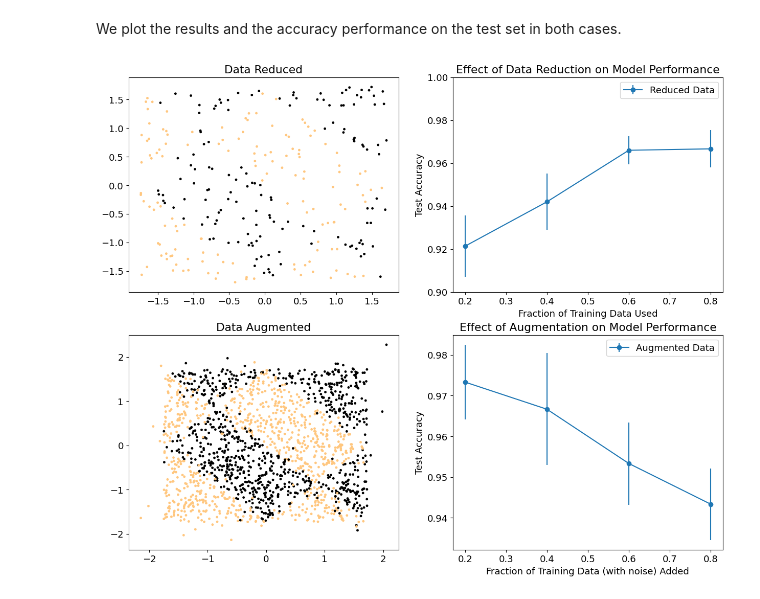
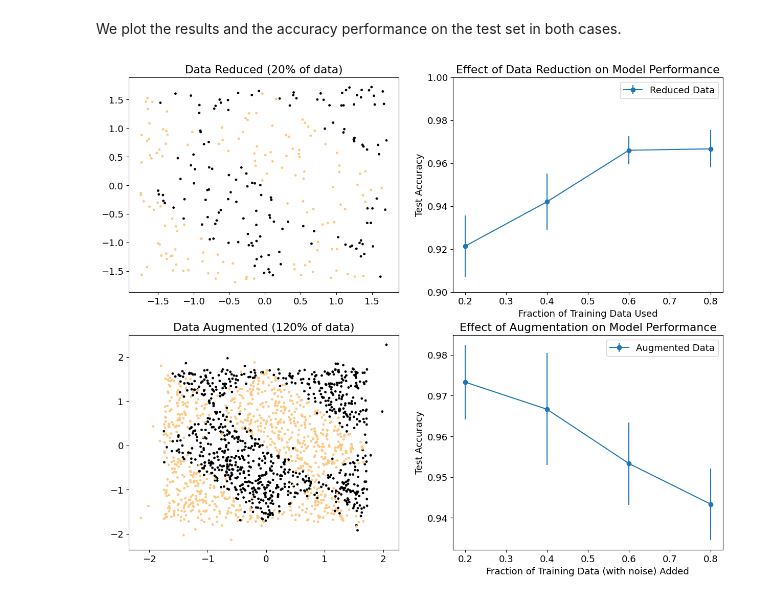
Before and after one commit to LucaBrocco/LCP_B_assignments, a Jupyter notebook: group2508_exercise1.ipynb, the cells around one changed output. Cells and saved outputs as stored; diff of their text form; code cells hidden in the pictures.

```diff
--- a/group2508_exercise1.ipynb
+++ b/group2508_exercise1.ipynb
@@ -585,27 +587,27 @@ We plot the results and the accuracy performance on the test set in both cases.
 # %%
 fig, AX = plt.subplots(2, 2, figsize=(15,12))
 ax = AX[0,0]
 ax.scatter(x_train_red[:,0],x_train_red[:,1],c=y_train_red[:len(x_train_red)],s=6)
-ax.set_title("Data Reduced")
+ax.set_title("Data Reduced (20% of data)")
 ax = AX[0, 1]
 ax.errorbar(perc, accuracies,yerr=err_accuracies, marker='o', label='Reduced Data')
 ax.set_ylim([0.9,1])
 ax.set_xlabel("Fraction of Training Data Used")
 ax.set_title("Effect of Data Reduction on Model Performance")
 ax.set_ylabel("Test Accuracy")
 ax.legend()
 
 ax = AX[1,0]
 ax.scatter(x_train_aug[:,0],x_train_aug[:,1],c=y_train_aug[:len(x_train_aug)],s=6)
-ax.set_title("Data Augmented")
+ax.set_title("Data Augmented (120% of data)")
 ax=AX[1, 1]
 ax.errorbar(size_new_data, aug_accuracies,yerr=aug_errors, marker='o', label='Augmented Data')
 ax.set_xlabel("Fraction of Training Data (with noise) Added")
 ax.set_ylabel("Test Accuracy")
 ax.set_title("Effect of Augmentation on Model Performance")
 ax.legend()
 
 plt.show()
 # %% [output]
-[figure, old version]
+[figure, new version]
 # %% [markdown]
```
Also changed, not shown: parts of 14 cells of this notebook.
